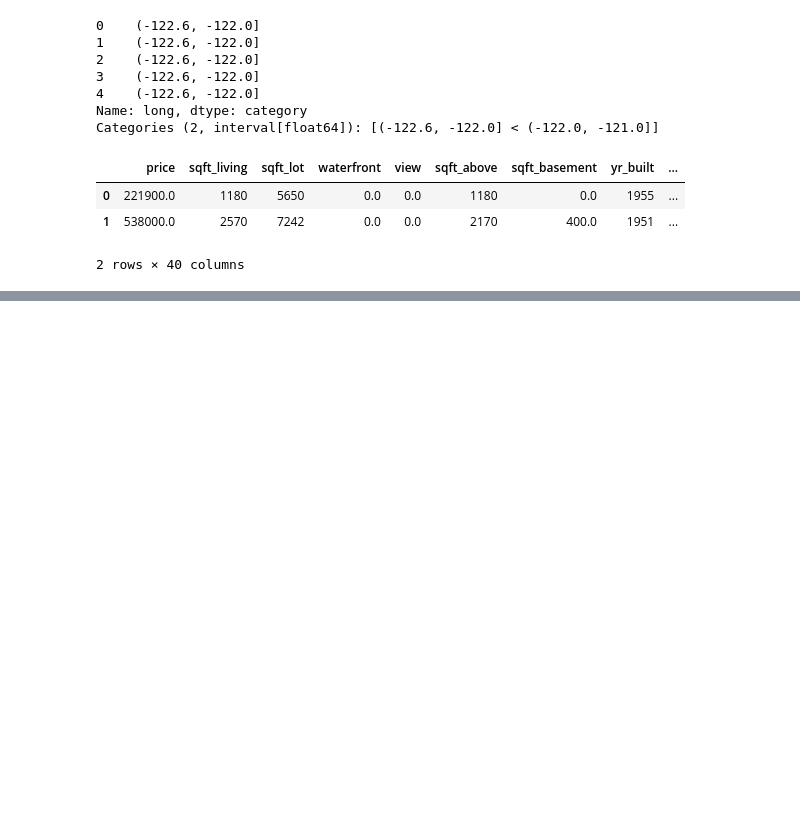
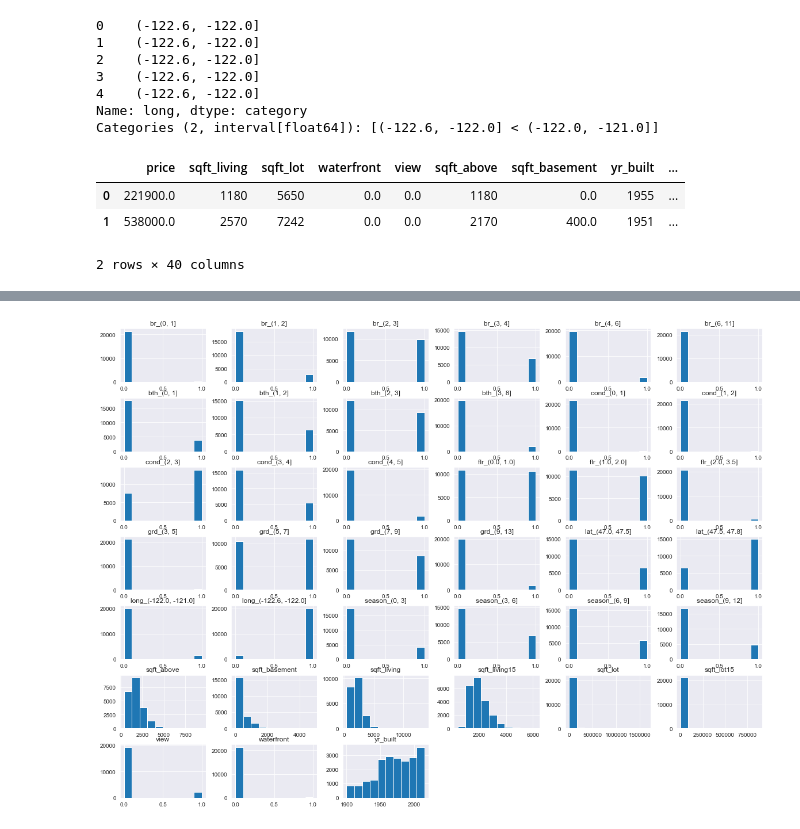
Before and after one commit to rab175/dsc-v2-mod1-final-project-online-ds-pt-071519, a Jupyter notebook: student.ipynb, the cells around one changed output, grey strips where cells are left out. Cells and saved outputs as stored; diff of their text form; code cells hidden in the pictures; blank space fills up the shorter version.

```diff
--- a/student.ipynb
+++ b/student.ipynb
@@ -1203,0 +1254,4 @@ sns.heatmap(hm.corr(), center=.0);
+# %%
+df_dv.hist(figsize=(20,15));
+# %% [output]
+[figure, added]
```
Also changed, not shown: parts of 44 cells of this notebook.
